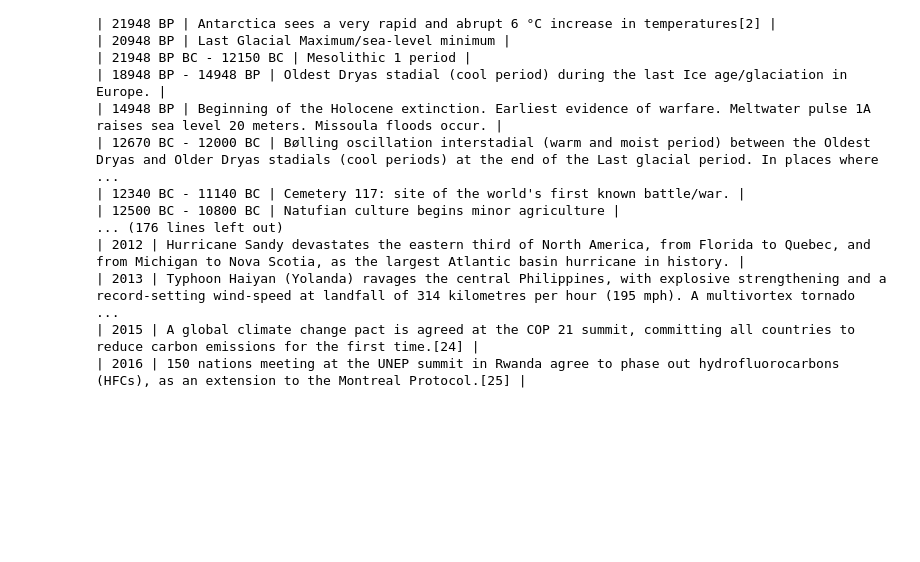
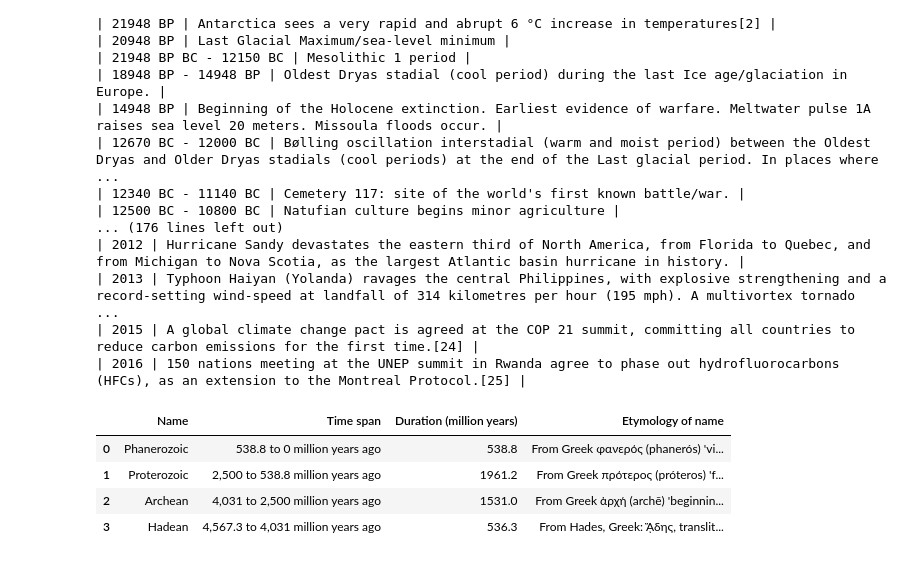
Before and after one commit to domschl/EbookTools, a Jupyter notebook: wiki_exporter.ipynb, the cells around one changed output. Drawn from its saved outputs; the diff is of its cells as text; code cells hidden in the pictures; blank space fills up the shorter version.

```diff
--- a/wiki_exporter.ipynb
+++ b/wiki_exporter.ipynb
@@ -773,3 +773,14 @@ for index in range(0,32):
 | 2013 | Typhoon Haiyan (Yolanda) ravages the central Philippines, with explosive strengthening and a record-setting wind-speed at landfall of 314 kilometres per hour (195 mph). A multivortex tornado  ...
 | 2015 | A global climate change pact is agreed at the COP 21 summit, committing all countries to reduce carbon emissions for the first time.[24] |
 | 2016 | 150 nations meeting at the UNEP summit in Rwanda agree to phase out hydrofluorocarbons (HFCs), as an extension to the Montreal Protocol.[25] |
+# %%
+url = "https://en.wikipedia.org/wiki/Geologic_time_scale"
+tables = pd.read_html(url)
+# %%
+tables[1]
+# %% [output]
+|  | Name | Time span | Duration (million years) | Etymology of name |
+| 0 | Phanerozoic | 538.8 to 0 million years ago | 538.8 | From Greek φανερός (phanerós) 'vi... |
+| 1 | Proterozoic | 2,500 to 538.8 million years ago | 1961.2 | From Greek πρότερος (próteros) 'f... |
+| 2 | Archean | 4,031 to 2,500 million years ago | 1531.0 | From Greek ἀρχή (archē) 'beginnin... |
+| 3 | Hadean | 4,567.3 to 4,031 million years ago | 536.3 | From Hades, Greek: ᾍδης, translit... |
```
Also changed, not shown: parts of 6 cells of this notebook.
